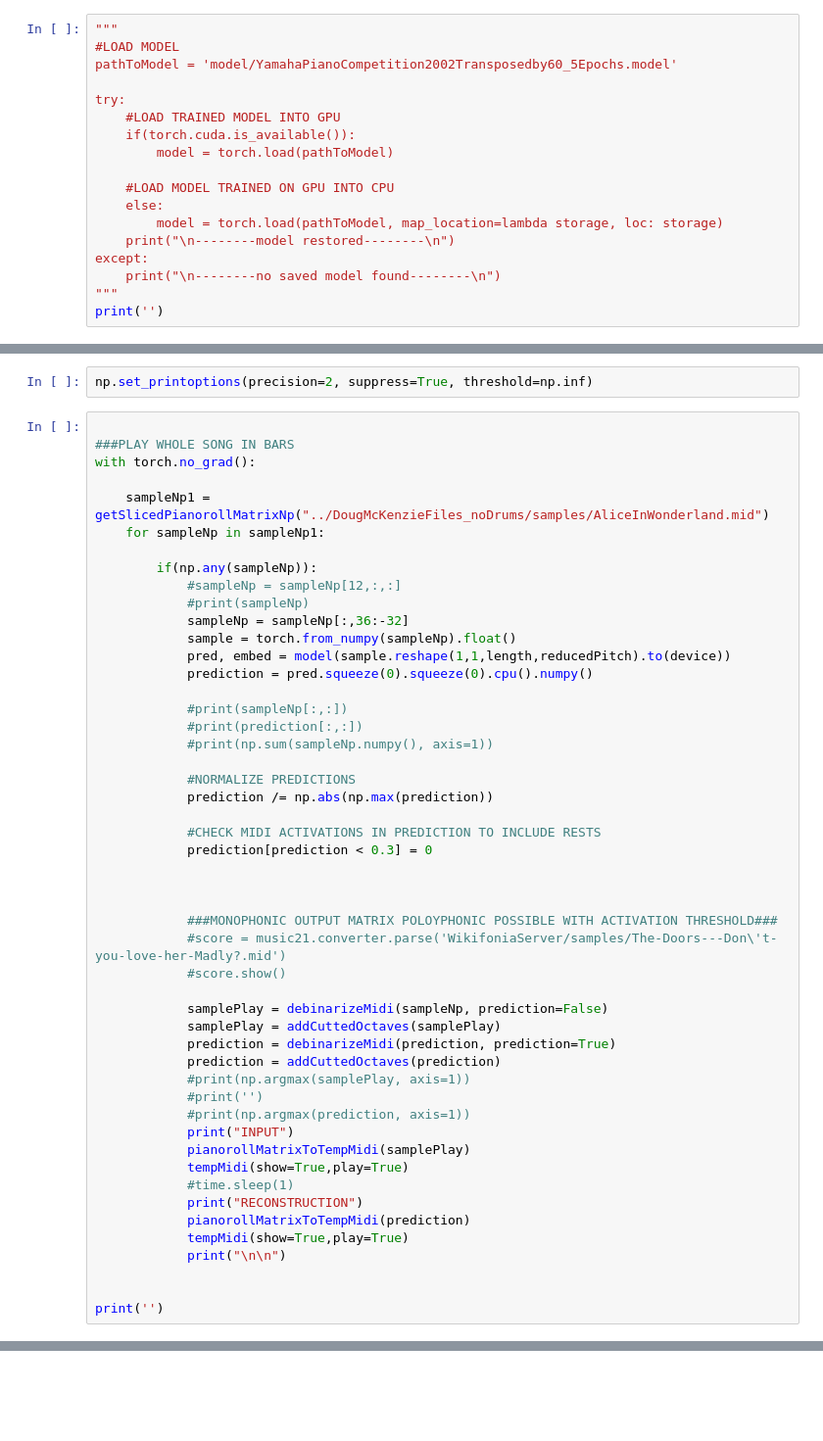
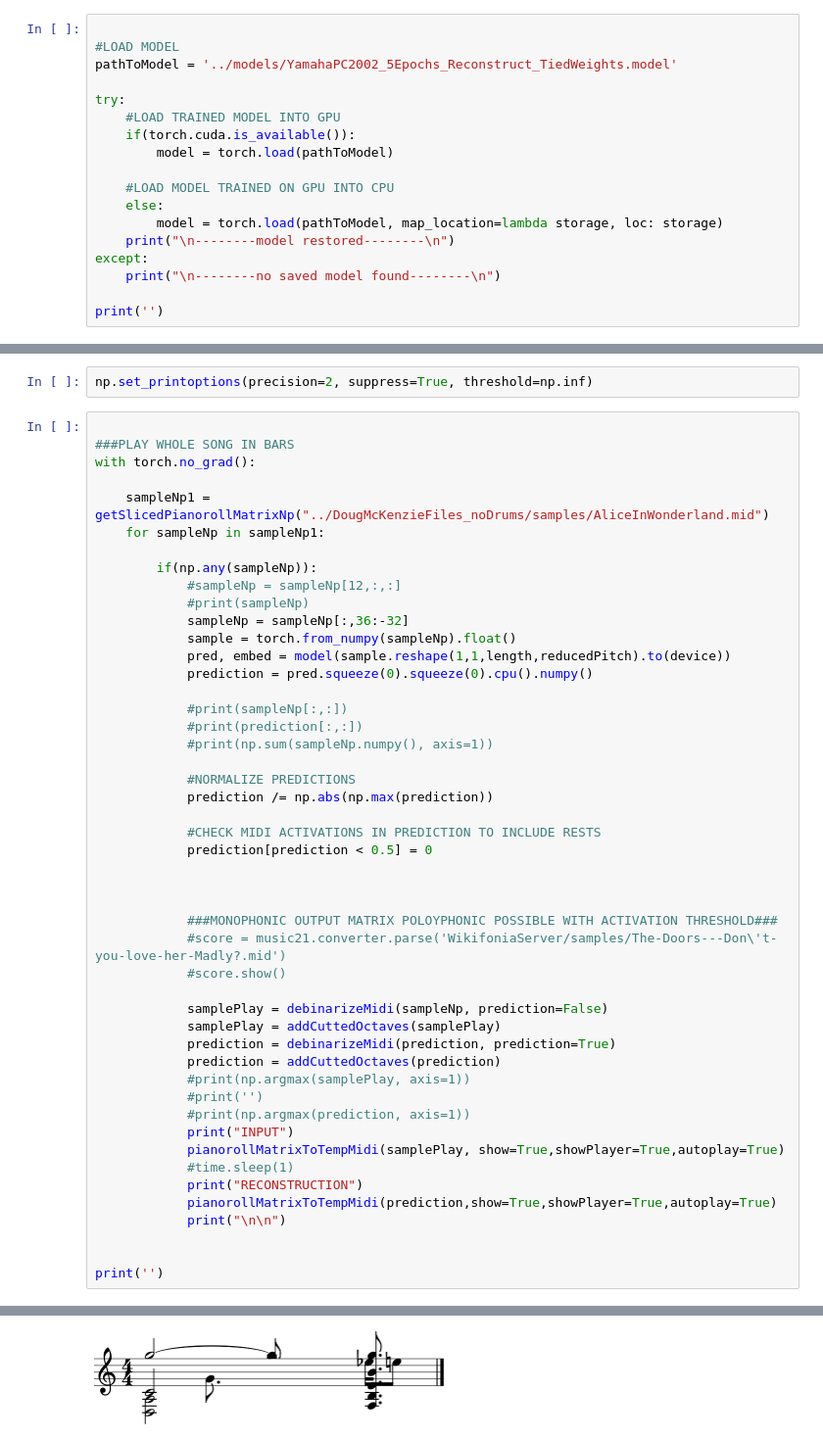
Before and after one commit to Roboy/tss18-robotsinmusicalimprovisation, a Jupyter notebook: CDAE_Reconstruct_Train_TiedWeights.ipynb, the cells around one changed output, grey strips where cells are left out. Shown at 98% size. Drawn from its saved outputs; the diff is of its cells as text; blank space fills up the shorter version.

```diff
--- a/CDAE_Reconstruct_Train_TiedWeights.ipynb
+++ b/CDAE_Reconstruct_Train_TiedWeights.ipynb
@@ -253,9 +256,9 @@ def test(epoch):
 
     print('====> Test set accuracy: {:.4f}'.format(testLoss))
 # %%
-"""
+
 #LOAD MODEL
-pathToModel = 'model/YamahaPianoCompetition2002Transposedby60_5Epochs.model'
+pathToModel = '../models/YamahaPC2002_5Epochs_Reconstruct_TiedWeights.model'
 
 try:
     #LOAD TRAINED MODEL INTO GPU
@@ -268,5 +271,5 @@ try:
     print("\n--------model restored--------\n")
 except:
     print("\n--------no saved model found--------\n")
-"""
+
 print('')
@@ -302,7 +307,7 @@ with torch.no_grad():
             prediction /= np.abs(np.max(prediction))
 
             #CHECK MIDI ACTIVATIONS IN PREDICTION TO INCLUDE RESTS
-            prediction[prediction < 0.3] = 0
+            prediction[prediction < 0.5] = 0
 
 
 
@@ -318,13 +323,12 @@ with torch.no_grad():
             #print('')
             #print(np.argmax(prediction, axis=1))
             print("INPUT")
-            pianorollMatrixToTempMidi(samplePlay)
-            tempMidi(show=True,play=True)
+            pianorollMatrixToTempMidi(samplePlay, show=True,showPlayer=True,autoplay=True)
             #time.sleep(1)
             print("RECONSTRUCTION")
-            pianorollMatrixToTempMidi(prediction)
-            tempMidi(show=True,play=True)
+            pianorollMatrixToTempMidi(prediction,show=True,showPlayer=True,autoplay=True)
             print("\n\n")
 
 
 print('')
+# %% [output]
@@ -330,0 +336 @@ print('')
+[figure, added]
```
Also changed, not shown: parts of 5 cells of this notebook, 5 other files.
